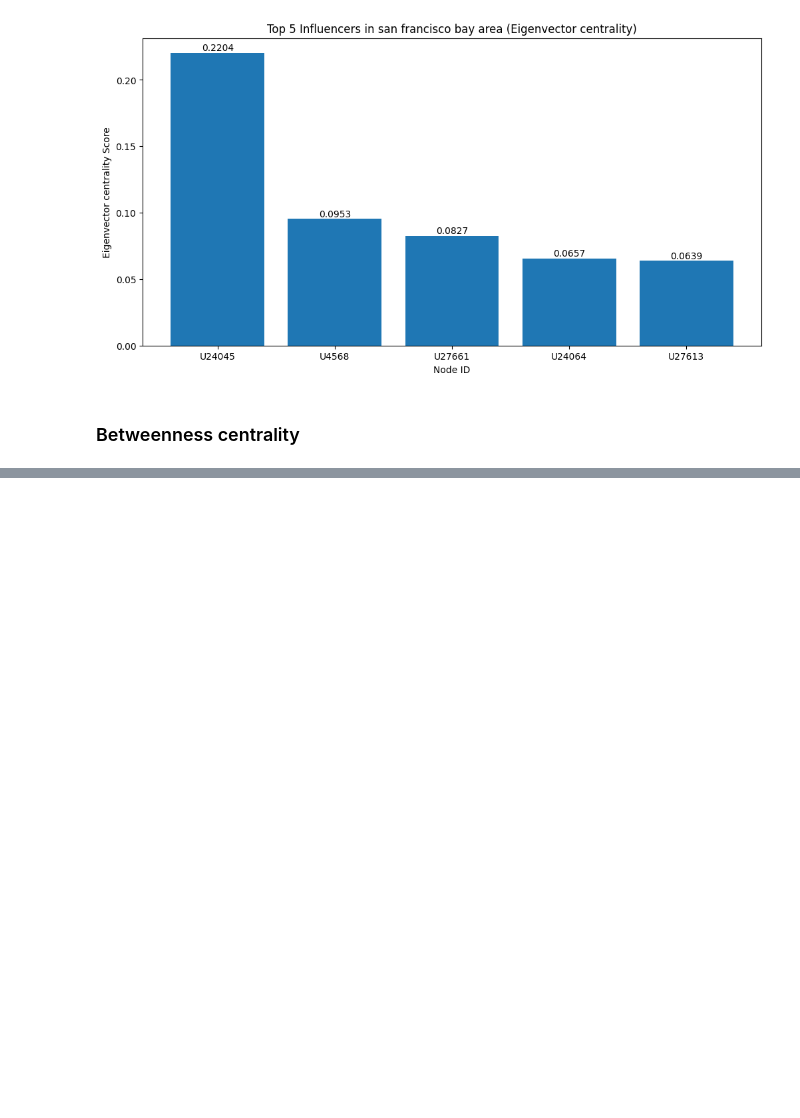
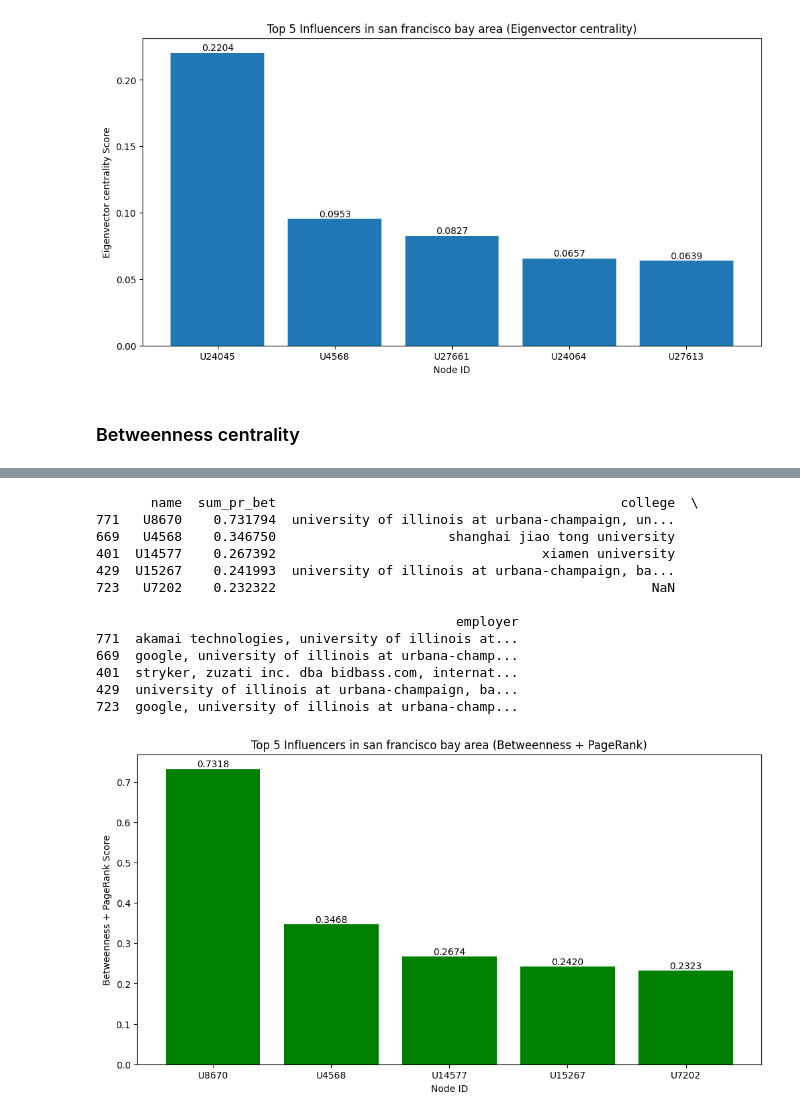
Before and after one commit to Nico-Grosso/Challenge1, a Jupyter notebook: Find_influencers_yourname.ipynb, the cells around one changed output, grey strips where cells are left out. Saved outputs shown, nothing was run; the diff lists cells and outputs as text; code cells hidden in the pictures; blank space fills up the shorter version.

```diff
--- a/Find_influencers_yourname.ipynb
+++ b/Find_influencers_yourname.ipynb
@@ -314,0 +319,35 @@ plt.show()
+# %%
+scaler = MinMaxScaler()
+profiles[['pagerank_norm', 'betweenness_norm']] = scaler.fit_transform(profiles[['pagerank', 'betweenness']])
+profiles['sum_pr_bet'] = profiles[['pagerank_norm', 'betweenness_norm']].sum(axis=1)
+
+sf_influencers = profiles[profiles['location'] == sf_area].sort_values(by='sum_pr_bet', ascending=False)
+
+# Display Top 5
+top_5 = sf_influencers.head(5)
+print(top_5[['name', 'sum_pr_bet', 'college', 'employer']])
+
+# plot
+plt.figure(figsize=(12, 6))
+plt.bar(top_5['name'], top_5['sum_pr_bet'], color='green')
+plt.title(f"Top 5 Influencers in {sf_area} (Betweenness + PageRank)")
+plt.ylabel("Betweenness + PageRank Score")
+plt.xlabel("Node ID")
+for i, val in enumerate(top_5['sum_pr_bet']):
+    plt.text(i, val, f'{val:.4f}', ha='center', va='bottom')
+plt.show()
+# %% [output]
+       name  sum_pr_bet                                            college  \
+771   U8670    0.731794  university of illinois at urbana-champaign, un...
+669   U4568    0.346750                      shanghai jiao tong university
+401  U14577    0.267392                                  xiamen university
+429  U15267    0.241993  university of illinois at urbana-champaign, ba...
+723   U7202    0.232322                                                NaN
+
+                                              employer
+771  akamai technologies, university of illinois at...
+669  google, university of illinois at urbana-champ...
+401  stryker, zuzati inc. dba bidbass.com, internat...
+429  university of illinois at urbana-champaign, ba...
+723  google, university of illinois at urbana-champ...
+[figure, added]
```
Also changed, not shown: parts of 4 cells of this notebook, 1 other file.
